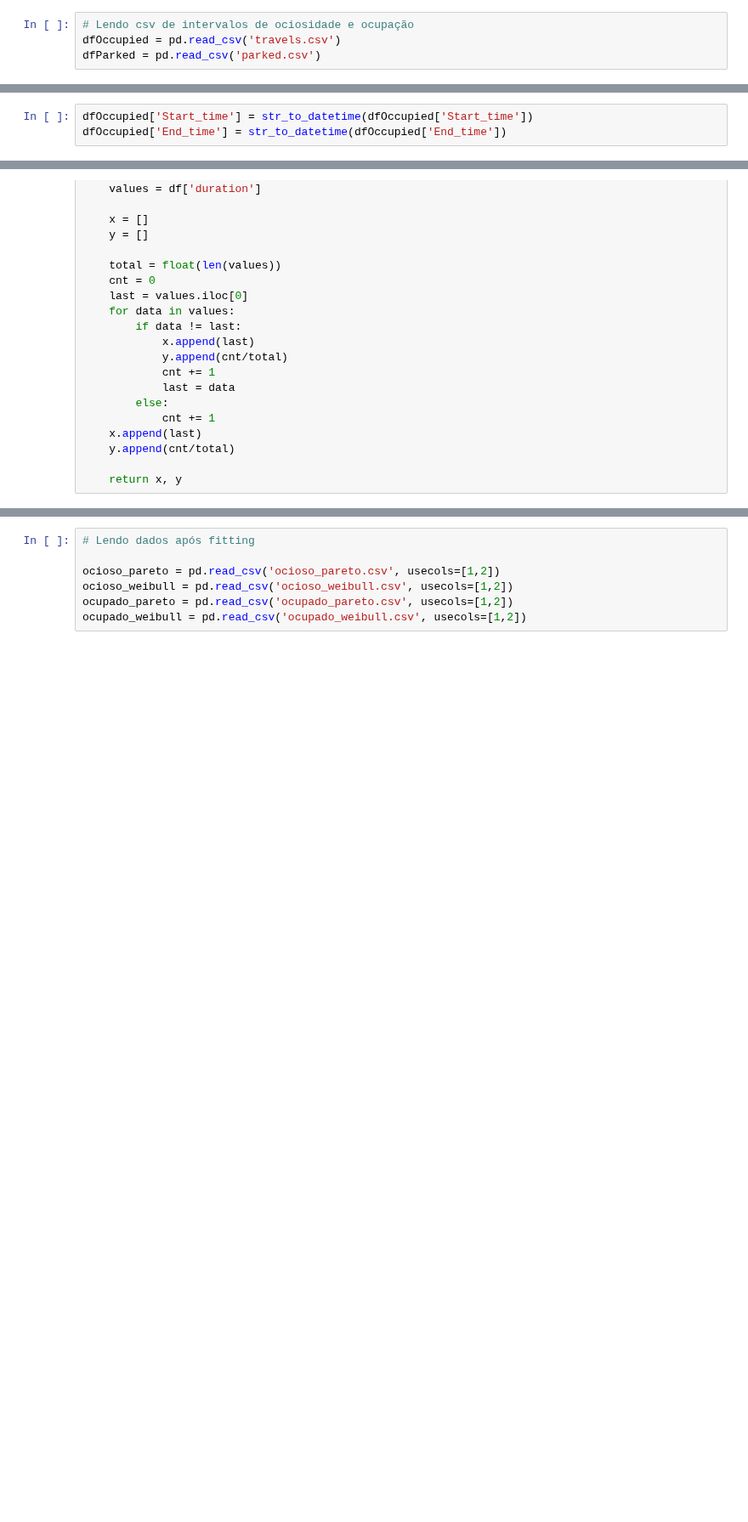
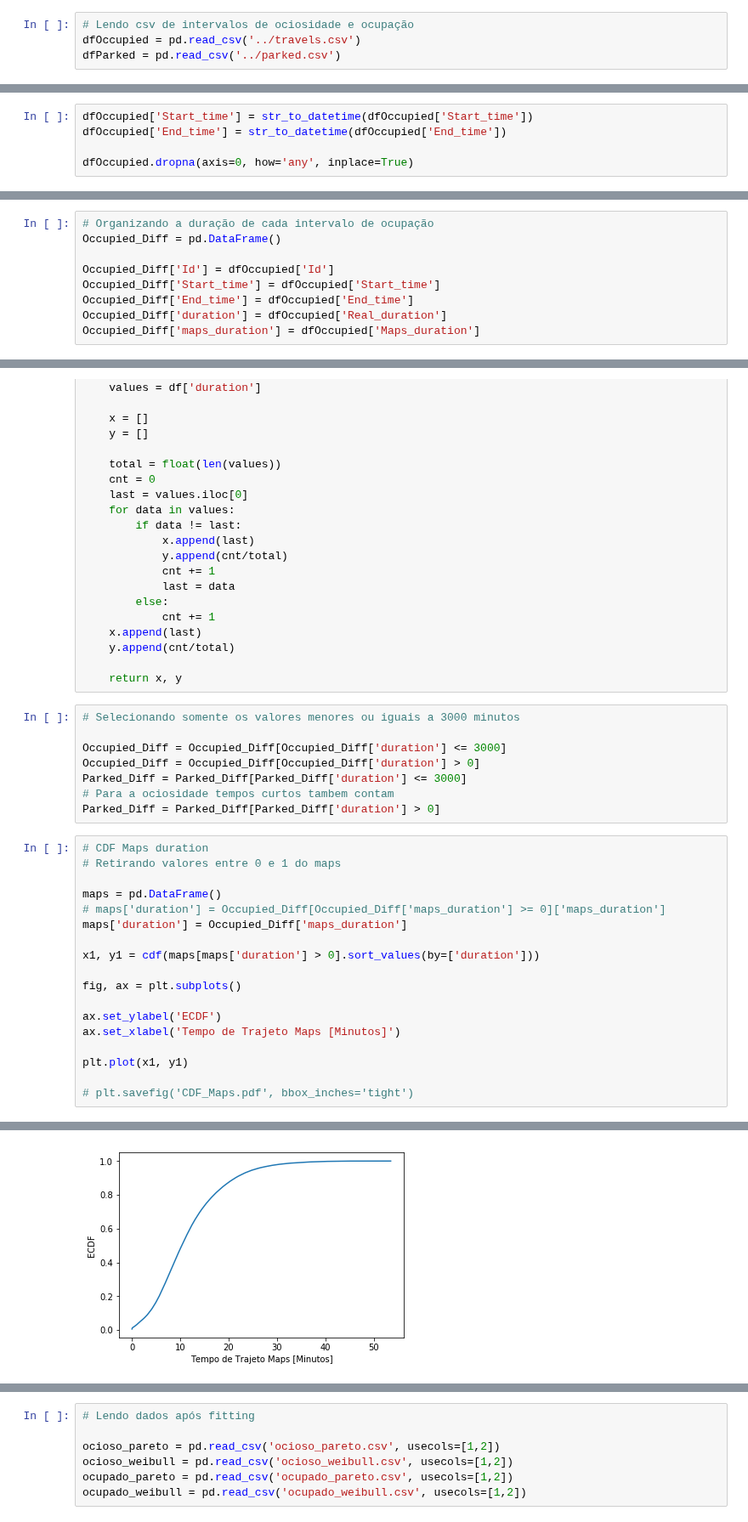
Before and after one commit to netlabufjf/Evo-Scripts, a Jupyter notebook: CDF_Plot_Evo.ipynb, the cells around one changed output, grey strips where cells are left out. Shown at 85% size. Cells and saved outputs as stored; diff of their text form; blank space fills up the shorter version.

Commit message:
Some test updates
Plots in log scale and exploration of travels with distance > 0.

```diff
--- a/CDF_Plot_Evo.ipynb
+++ b/CDF_Plot_Evo.ipynb
@@ -43,4 +11,4 @@ def get_car_ids(car_list):
 # %%
 # Lendo csv de intervalos de ociosidade e ocupação
-dfOccupied = pd.read_csv('travels.csv')
-dfParked = pd.read_csv('parked.csv')
+dfOccupied = pd.read_csv('../travels.csv')
+dfParked = pd.read_csv('../parked.csv')
@@ -106,3 +84,5 @@ def str_to_datetime(df_time):
 # %%
 dfOccupied['Start_time'] = str_to_datetime(dfOccupied['Start_time'])
 dfOccupied['End_time'] = str_to_datetime(dfOccupied['End_time'])
+
+dfOccupied.dropna(axis=0, how='any', inplace=True)
@@ -117,3 +89,12 @@ Occupied_Diff = pd.concat([dfOccupied, diff], axis=1)
+# %%
+# Organizando a duração de cada intervalo de ocupação
+Occupied_Diff = pd.DataFrame()
+
+Occupied_Diff['Id'] = dfOccupied['Id']
+Occupied_Diff['Start_time'] = dfOccupied['Start_time']
+Occupied_Diff['End_time'] = dfOccupied['End_time']
+Occupied_Diff['duration'] = dfOccupied['Real_duration']
+Occupied_Diff['maps_duration'] = dfOccupied['Maps_duration']
 # %%
 # Fazendo a duração de cada intervalo de tempo de ociosidade
 diff = []
@@ -162,3 +143,30 @@ def cdf(df):
     y.append(cnt/total)
 
     return x, y
+# %%
+# Selecionando somente os valores menores ou iguais a 3000 minutos
+
+Occupied_Diff = Occupied_Diff[Occupied_Diff['duration'] <= 3000]
+Occupied_Diff = Occupied_Diff[Occupied_Diff['duration'] > 0]
+Parked_Diff = Parked_Diff[Parked_Diff['duration'] <= 3000]
+# Para a ociosidade tempos curtos tambem contam
+Parked_Diff = Parked_Diff[Parked_Diff['duration'] > 0]
+# %%
+# CDF Maps duration
+# Retirando valores entre 0 e 1 do maps
+
+maps = pd.DataFrame()
+# maps['duration'] = Occupied_Diff[Occupied_Diff['maps_duration'] >= 0]['maps_duration']
+maps['duration'] = Occupied_Diff['maps_duration']
+
+x1, y1 = cdf(maps[maps['duration'] > 0].sort_values(by=['duration']))
+
+fig, ax = plt.subplots()
+
+ax.set_ylabel('ECDF')
+ax.set_xlabel('Tempo de Trajeto Maps [Minutos]')
+
+plt.plot(x1, y1)
+
+# plt.savefig('CDF_Maps.pdf', bbox_inches='tight')
+# %% [output]
@@ -165,2 +174,3 @@ def cdf(df):
+[figure, added]
 # %%
 # CDF Ocupação de carros normais
```
Also changed, not shown: parts of 17 cells of this notebook.
